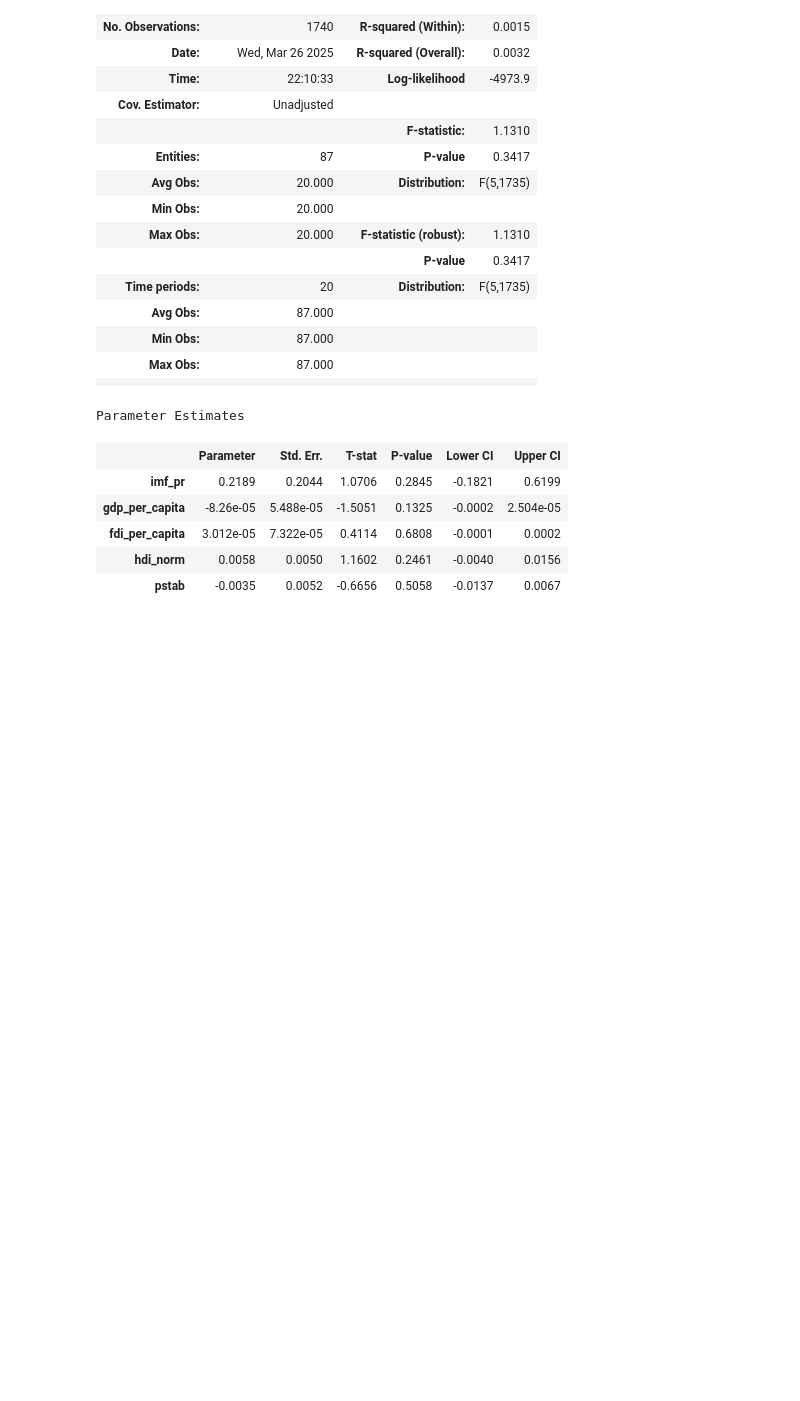
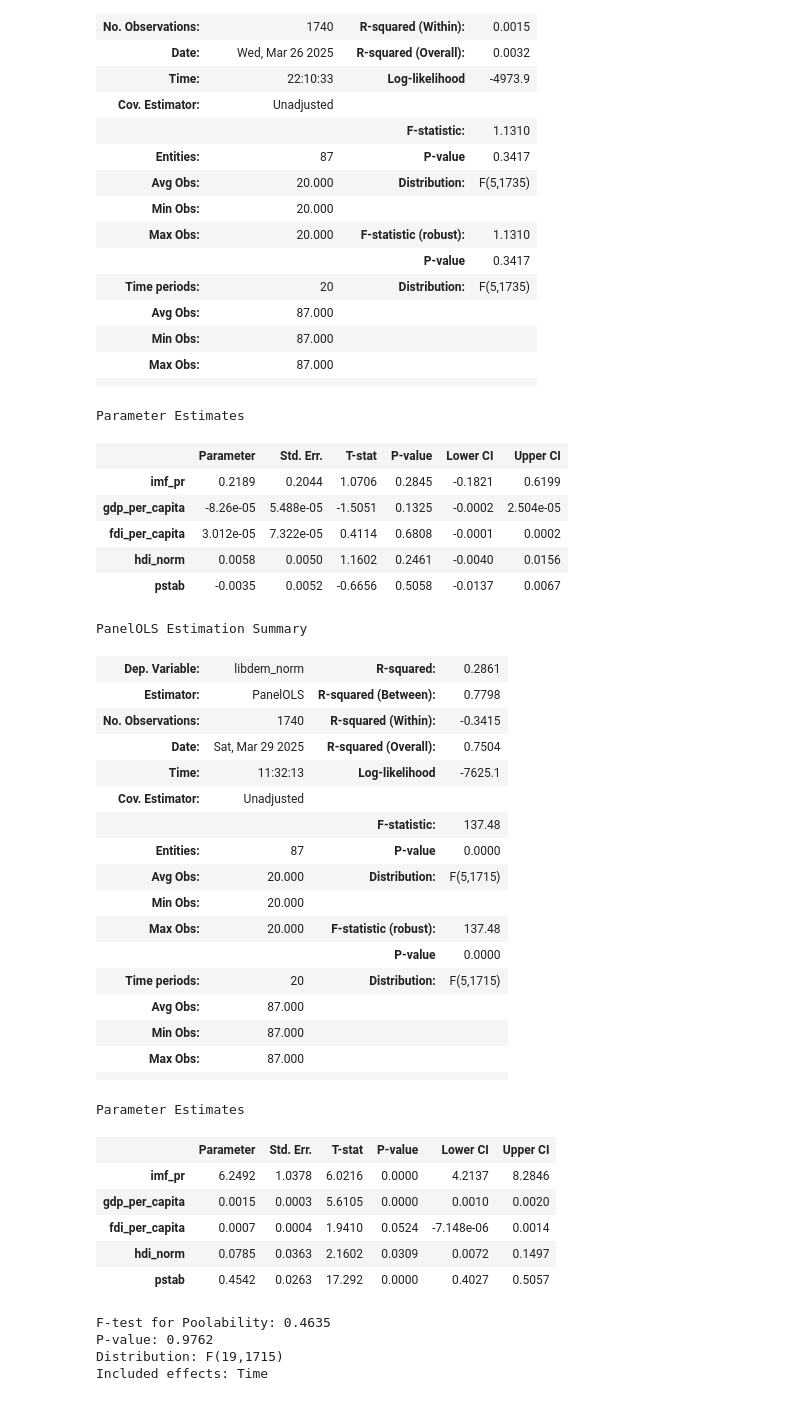
Before and after one commit to kalexxandrov/Public-research-projects, a Jupyter notebook: Dissertation/regressions.ipynb, the cells around one changed output. Cells and saved outputs as stored; diff of their text form; code cells hidden in the pictures; blank space fills up the shorter version.

```diff
--- a/Dissertation/regressions.ipynb
+++ b/Dissertation/regressions.ipynb
@@ -398,3 +399,41 @@ Parameter Estimates
 | fdi_per_capita | 3.012e-05 | 7.322e-05 | 0.4114 | 0.6808 | -0.0001 | 0.0002 |
 | hdi_norm | 0.0058 | 0.0050 | 1.1602 | 0.2461 | -0.0040 | 0.0156 |
 | pstab | -0.0035 | 0.0052 | -0.6656 | 0.5058 | -0.0137 | 0.0067 |
+# %%
+dependent_var = df['libdem_norm']
+independent_vars = df[['imf_pr', 'gdp_per_capita', 'fdi_per_capita', 'hdi_norm', 'pstab']]
+
+model = PanelOLS(dependent_var, independent_vars, time_effects=True)
+results = model.fit()
+
+results.summary
+# %% [output]
+PanelOLS Estimation Summary
+| Dep. Variable: | libdem_norm | R-squared: | 0.2861 |
+| Estimator: | PanelOLS | R-squared (Between): | 0.7798 |
+| No. Observations: | 1740 | R-squared (Within): | -0.3415 |
+| Date: | Sat, Mar 29 2025 | R-squared (Overall): | 0.7504 |
+| Time: | 11:32:13 | Log-likelihood | -7625.1 |
+| Cov. Estimator: | Unadjusted |  |  |
+|  |  | F-statistic: | 137.48 |
+| Entities: | 87 | P-value | 0.0000 |
+| Avg Obs: | 20.000 | Distribution: | F(5,1715) |
+| Min Obs: | 20.000 |  |  |
+| Max Obs: | 20.000 | F-statistic (robust): | 137.48 |
+|  |  | P-value | 0.0000 |
+| Time periods: | 20 | Distribution: | F(5,1715) |
+| Avg Obs: | 87.000 |  |  |
+| Min Obs: | 87.000 |  |  |
+| Max Obs: | 87.000 |  |  |
+|  |  |  |  |
+Parameter Estimates
+|  | Parameter | Std. Err. | T-stat | P-value | Lower CI | Upper CI |
+| imf_pr | 6.2492 | 1.0378 | 6.0216 | 0.0000 | 4.2137 | 8.2846 |
+| gdp_per_capita | 0.0015 | 0.0003 | 5.6105 | 0.0000 | 0.0010 | 0.0020 |
+| fdi_per_capita | 0.0007 | 0.0004 | 1.9410 | 0.0524 | -7.148e-06 | 0.0014 |
+| hdi_norm | 0.0785 | 0.0363 | 2.1602 | 0.0309 | 0.0072 | 0.1497 |
+| pstab | 0.4542 | 0.0263 | 17.292 | 0.0000 | 0.4027 | 0.5057 |
+F-test for Poolability: 0.4635
+P-value: 0.9762
+Distribution: F(19,1715)
+Included effects: Time
```
Also changed, not shown: parts of 12 cells of this notebook, 2 other files.
